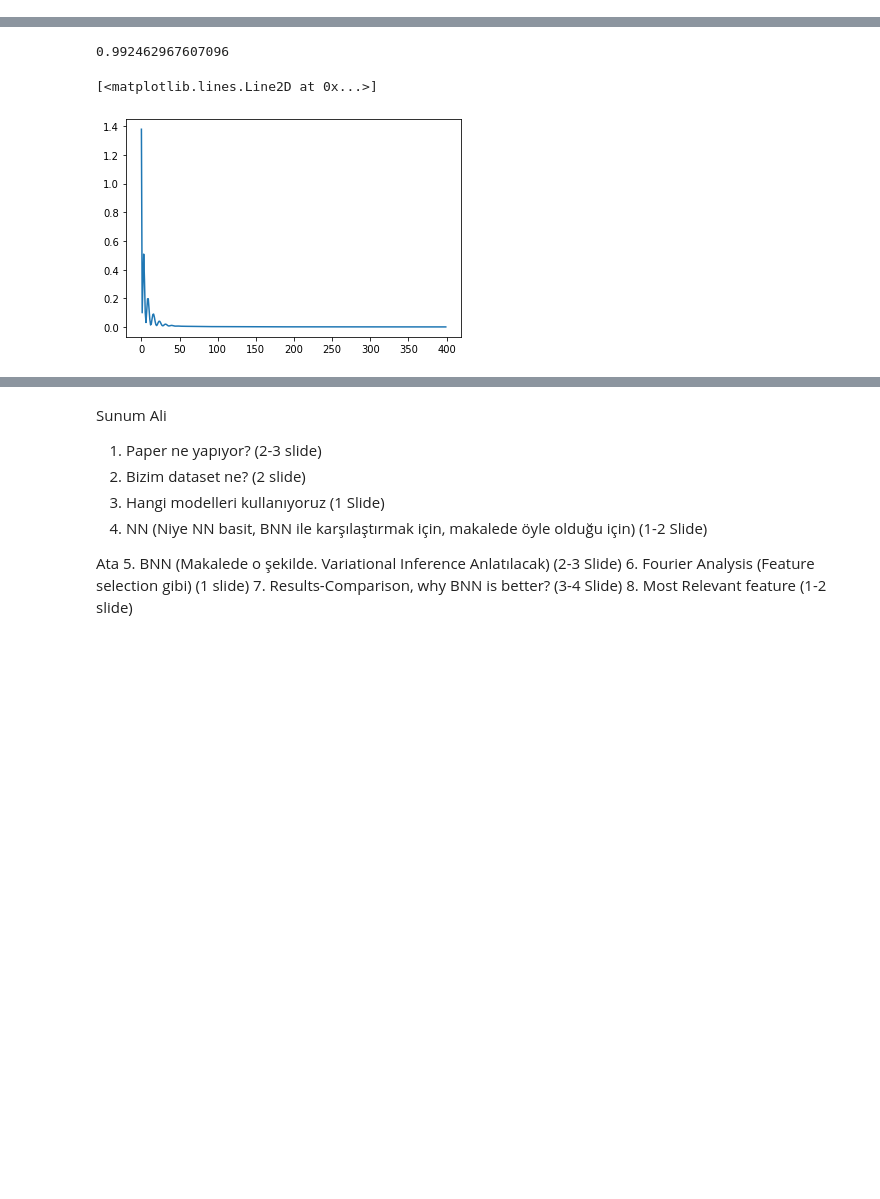
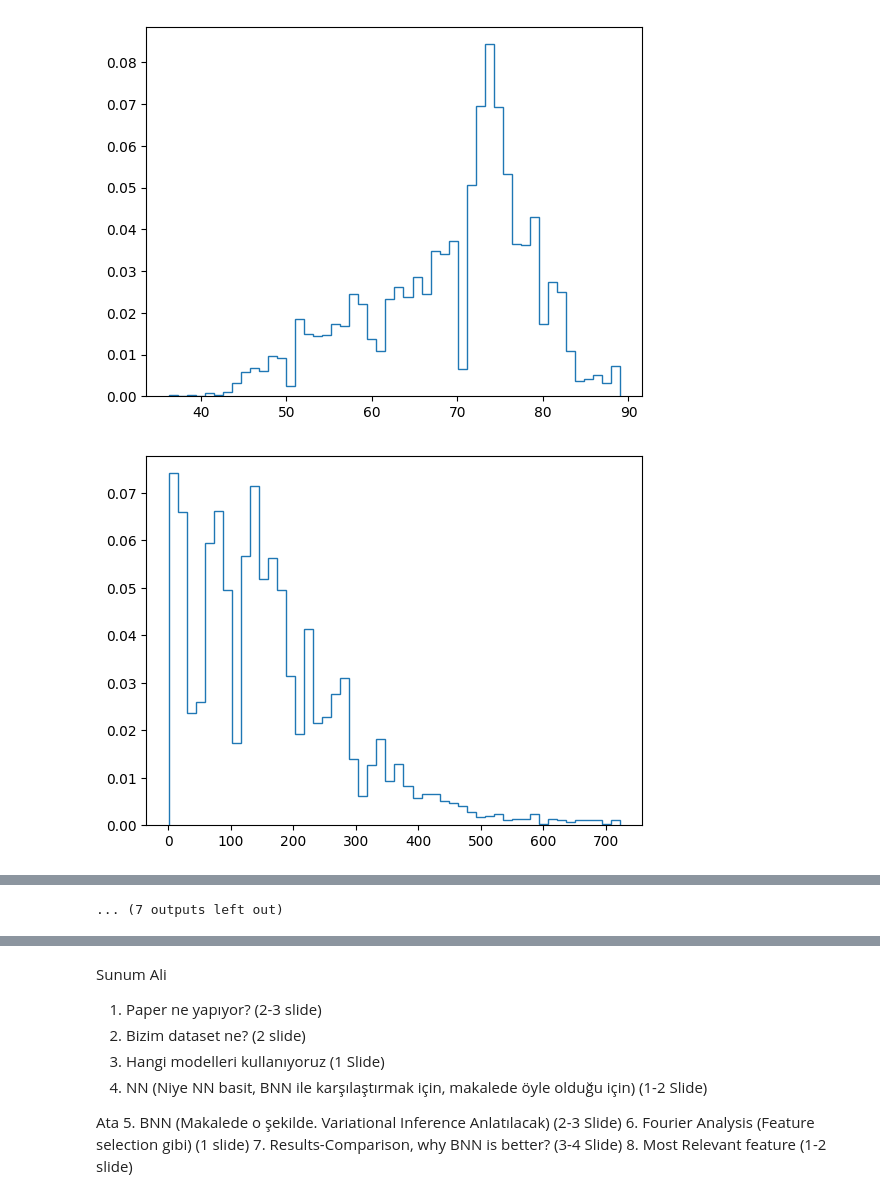
Before and after one commit to Ata-gith/CS550, a Jupyter notebook: Bayesian NN/CS550_Project.ipynb, the cells around one changed output, grey strips where cells are left out. Saved outputs shown, nothing was run; the diff lists cells and outputs as text; code cells hidden in the pictures; blank space fills up the shorter version.

```diff
--- a/Bayesian NN/CS550_Project.ipynb
+++ b/Bayesian NN/CS550_Project.ipynb
@@ -25,3 +25,34 @@ new_data_arr = np.array(new_data_arr)
 new_data_arr_norm = new_data_arr / np.mean(new_data_arr, axis = 0)
 p = np.random.permutation(len(new_data_arr_norm))
 new_data_arr_norm = new_data_arr_norm[p]
+# %%
+#Fill the non existing features with distribution of that feature
+dists = []
+for feature in data_arr.T:
+  q = []
+  i = 0
+  for smp in feature:
+    if smp == smp:
+      q.append(smp)
+      i = i + 1
+  counts, bins = np.histogram(q, bins = 50)
+  prob = counts / i
+  dists.append([prob,bins])
+  plt.stairs(prob, bins)
+  plt.show()
+
+completed_data = data_arr
+j = 0
+for feature in completed_data.T:
+  i = 0
+  prob, bins = dists[j]
+  for smp in feature:
+    if smp != smp:
+      completed_data[i][j] =  np.random.choice(bins[1:].tolist(),1,prob.tolist())[0]
+      print(j)
+      print(completed_data[i][j])
+    i = i + 1
+  j = j + 1
+# %% [output]
+[figure, added]
+[figure, added]
@@ -27,0 +69 @@ new_data_arr_norm = new_data_arr_norm[p]
+... (7 outputs left out)
@@ -28,10 +74,9 @@ new_data_arr_norm = new_data_arr_norm[p]
 # %%
+tr_data_comp = new_data_arr_norm_completed[0:2000]
+ts_data_comp = new_data_arr_norm_completed[2000:]
+
 tr_data = new_data_arr_norm[0:1200]
 ts_data = new_data_arr_norm[1200:]
-
-print(np.mean(tr_data))
-# %% [output]
-0.992462967607096
 # %%
 tr_data_x = torch.from_numpy(tr_data.T[1:-1].T.astype(np.float32))
 tr_data_y = torch.from_numpy(np.expand_dims(tr_data.T[0].T, axis = -1).astype(np.float32))
@@ -60,5 +107,0 @@ for step in range(400):
-# %%
-plt.plot(cost_arr)
-# %% [output]
-[<matplotlib.lines.Line2D at 0x...>]
-[figure, removed]
```
Also changed, not shown: parts of 16 cells of this notebook, 3 other files.
